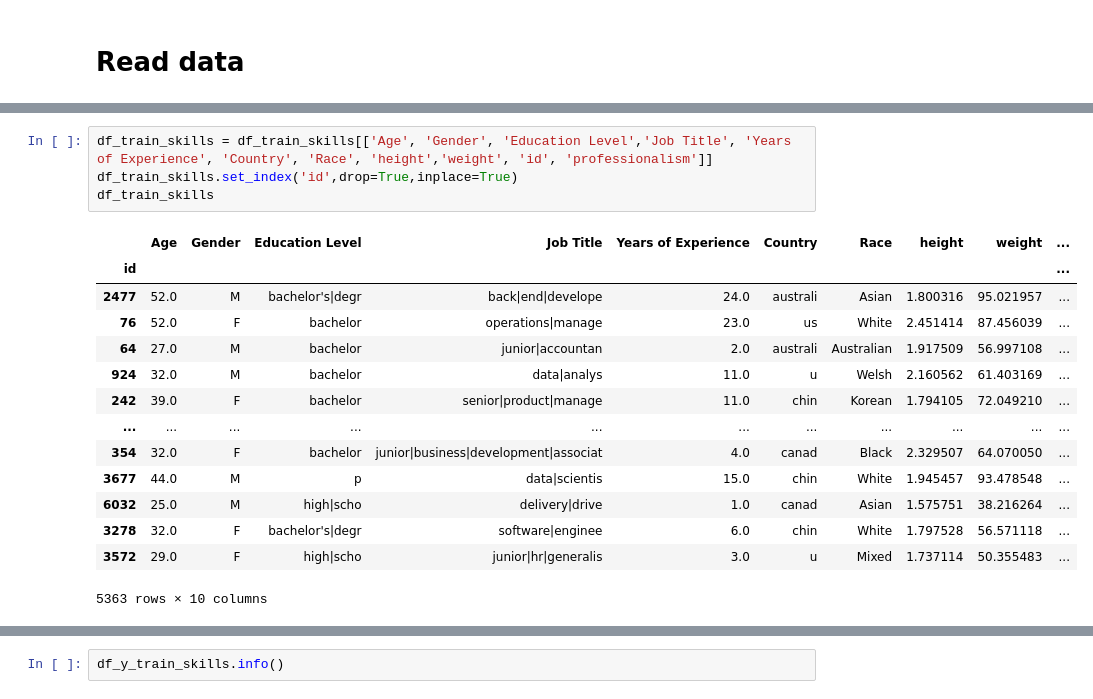
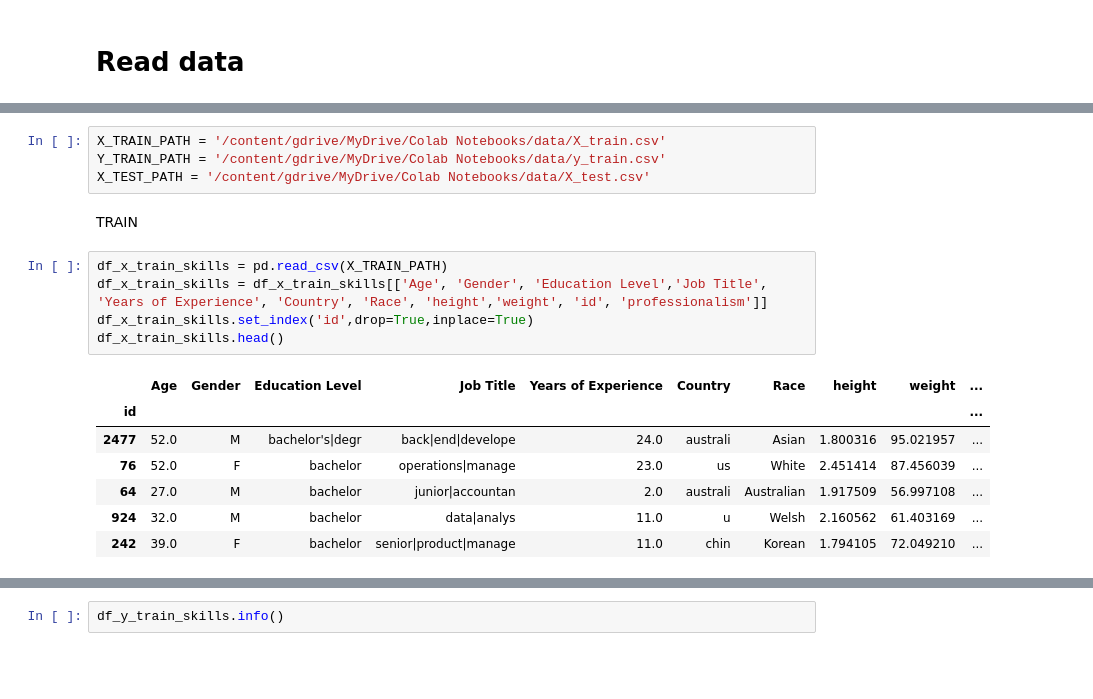
Before and after one commit to southjohn64/exercises, a Jupyter notebook: reg_project.ipynb, the cells around one changed output, grey strips where cells are left out. Cells and saved outputs as stored; diff of their text form; blank space fills up the shorter version.

```diff
--- a/reg_project.ipynb
+++ b/reg_project.ipynb
@@ -27,20 +22,20 @@ Index(['Unnamed: 0.1', 'Unnamed: 0', 'Age', 'Gender', 'Education Level',
+# %%
+X_TRAIN_PATH = '/content/gdrive/MyDrive/Colab Notebooks/data/X_train.csv'
+Y_TRAIN_PATH = '/content/gdrive/MyDrive/Colab Notebooks/data/y_train.csv'
+X_TEST_PATH = '/content/gdrive/MyDrive/Colab Notebooks/data/X_test.csv'
+# %% [markdown]
+TRAIN
 # %%
-df_train_skills = df_train_skills[['Age', 'Gender', 'Education Level','Job Title', 'Years of Experience', 'Country', 'Race', 'height','weight', 'id', 'professionalism']]
-df_train_skills.set_index('id',drop=True,inplace=True)
-df_train_skills
+df_x_train_skills = pd.read_csv(X_TRAIN_PATH)
+df_x_train_skills = df_x_train_skills[['Age', 'Gender', 'Education Level','Job Title', 'Years of Experience', 'Country', 'Race', 'height','weight', 'id', 'professionalism']]
+df_x_train_skills.set_index('id',drop=True,inplace=True)
+df_x_train_skills.head()
 # %% [output]
 |  | Age | Gender | Education Level | Job Title | Years of Experience | Country | Race | height | weight | ... |
 | id |  |  |  |  |  |  |  |  |  | ... |
 | 2477 | 52.0 | M | bachelor's|degr | back|end|develope | 24.0 | australi | Asian | 1.800316 | 95.021957 | ... |
 | 76 | 52.0 | F | bachelor | operations|manage | 23.0 | us | White | 2.451414 | 87.456039 | ... |
 | 64 | 27.0 | M | bachelor | junior|accountan | 2.0 | australi | Australian | 1.917509 | 56.997108 | ... |
 | 924 | 32.0 | M | bachelor | data|analys | 11.0 | u | Welsh | 2.160562 | 61.403169 | ... |
 | 242 | 39.0 | F | bachelor | senior|product|manage | 11.0 | chin | Korean | 1.794105 | 72.049210 | ... |
-| ... | ... | ... | ... | ... | ... | ... | ... | ... | ... | ... |
-| 354 | 32.0 | F | bachelor | junior|business|development|associat | 4.0 | canad | Black | 2.329507 | 64.070050 | ... |
-| 3677 | 44.0 | M | p | data|scientis | 15.0 | chin | White | 1.945457 | 93.478548 | ... |
-| 6032 | 25.0 | M | high|scho | delivery|drive | 1.0 | canad | Asian | 1.575751 | 38.216264 | ... |
-| 3278 | 32.0 | F | bachelor's|degr | software|enginee | 6.0 | chin | White | 1.797528 | 56.571118 | ... |
-| 3572 | 29.0 | F | high|scho | junior|hr|generalis | 3.0 | u | Mixed | 1.737114 | 50.355483 | ... |
-5363 rows × 10 columns
 # %%
```
Also changed, not shown: parts of 42 cells of this notebook.
